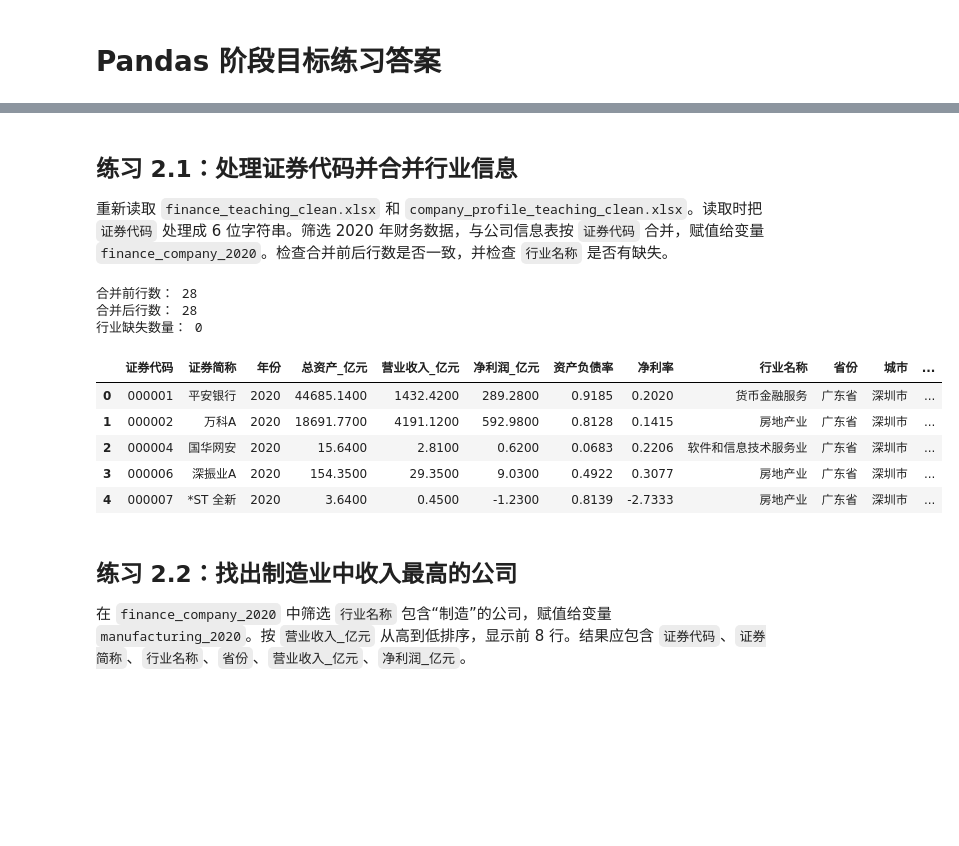
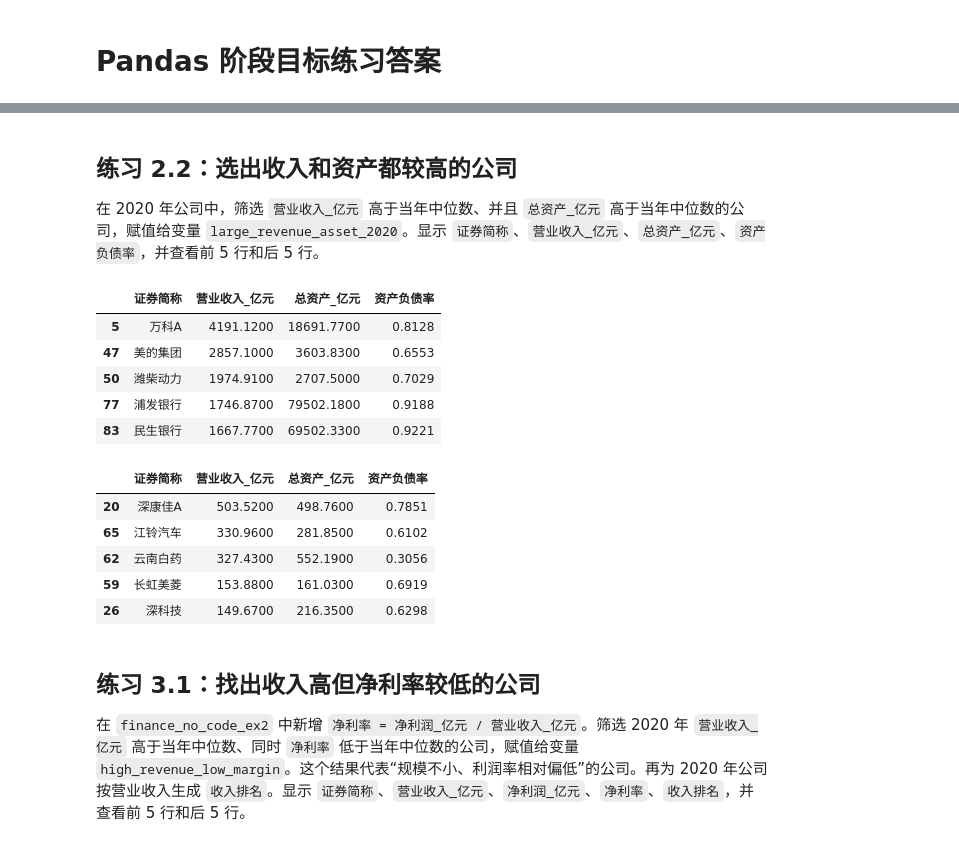
Before and after one commit to itsaquestion/py4ss_v4, a Jupyter notebook: 新章节编辑/pandas/pandas_goal_exercise_solutions.ipynb, the cells around one changed output, grey strips where cells are left out. Cells and saved outputs as stored; diff of their text form; code cells hidden in the pictures; blank space fills up the shorter version.

```diff
--- a/新章节编辑/pandas/pandas_goal_exercise_solutions.ipynb
+++ b/新章节编辑/pandas/pandas_goal_exercise_solutions.ipynb
@@ -77,10 +70,16 @@ display(high_revenue_low_margin.tail())
 # %%
-finance_ex1["资产规模"] = pd.cut(
-    finance_ex1["总资产_亿元"],
-    bins=[0, 100, 1000, np.inf],
-    labels=["小", "中", "大"],
+finance_no_code_ex2 = finance_ex1.drop(columns=["证券代码"]).copy()
+
+low_debt_profit_2020 = (
+    finance_no_code_ex2.loc[
+        (finance_no_code_ex2["年份"] == 2020)
+        & (finance_no_code_ex2["净利润_亿元"] > 0)
+        & (finance_no_code_ex2["资产负债率"] < 0.6),
+        ["证券简称", "营业收入_亿元", "净利润_亿元", "资产负债率"],
+    ]
+    .sort_values("资产负债率")
 )
 
-size_counts_2020 = finance_ex1.loc[finance_ex1["年份"] == 2020, "资产规模"].value_counts()
-size_counts_2020
+print("结果行数：", len(low_debt_profit_2020))
+low_debt_profit_2020.head()
 # %% [output]
@@ -92,43 +93,35 @@ Name: count, dtype: int64
 # %% [markdown]
-## 练习 2.1：处理证券代码并合并行业信息
+## **练习 2.2**：选出收入和资产都较高的公司
 
-重新读取 `finance_teaching_clean.xlsx` 和 `company_profile_teaching_clean.xlsx`。读取时把 `证券代码` 处理成 6 位字符串。筛选 2020 年财务数据，与公司信息表按 `证券代码` 合并，赋值给变量 `finance_company_2020`。检查合并前后行数是否一致，并检查 `行业名称` 是否有缺失。
+在 2020 年公司中，筛选 `营业收入_亿元` 高于当年中位数、并且 `总资产_亿元` 高于当年中位数的公司，赋值给变量 `large_revenue_asset_2020`。显示 `证券简称`、`营业收入_亿元`、`总资产_亿元`、`资产负债率`，并查看前 5 行和后 5 行。
 # %%
-def read_code(x):
-    return str(x).strip().zfill(6)
+finance_2020_ex2 = finance_no_code_ex2[finance_no_code_ex2["年份"] == 2020]
+revenue_median_ex2 = finance_2020_ex2["营业收入_亿元"].median()
+asset_median_ex2 = finance_2020_ex2["总资产_亿元"].median()
 
-finance_code = pd.read_excel(
-    "data/finance_teaching_clean.xlsx",
-    converters={"证券代码": read_code},
-)
-company_code = pd.read_excel(
-    "data/company_profile_teaching_clean.xlsx",
-    converters={"证券代码": read_code},
-)
+large_revenue_asset_2020 = finance_2020_ex2.loc[
+    (finance_2020_ex2["营业收入_亿元"] > revenue_median_ex2)
+    & (finance_2020_ex2["总资产_亿元"] > asset_median_ex2),
+    ["证券简称", "营业收入_亿元", "总资产_亿元", "资产负债率"],
+].sort_values("营业收入_亿元", ascending=False)
 
-finance_code["净利率"] = finance_code["净利润_亿元"] / finance_code["营业收入_亿元"]
-company_code["上市日期"] = pd.to_datetime(company_code["上市日期"])
-company_code["上市年份"] = company_code["上市日期"].dt.year
-
-finance_2020_code = finance_code[finance_code["年份"] == 2020].copy()
-finance_company_2020 = finance_2020_code.merge(company_code, on=["证券代码", "证券简称"], how="left")
-
-print("合并前行数：", len(finance_2020_code))
-print("合并后行数：", len(finance_company_2020))
-print("行业缺失数量：", finance_company_2020["行业名称"].isna().sum())
-finance_company_2020.head()
+display(large_revenue_asset_2020.head())
+display(large_revenue_asset_2020.tail())
 # %% [output]
-合并前行数： 28
-合并后行数： 28
-行业缺失数量： 0
-|  | 证券代码 | 证券简称 | 年份 | 总资产_亿元 | 营业收入_亿元 | 净利润_亿元 | 资产负债率 | 净利率 | 行业名称 | 省份 | 城市 | ... |
-| 0 | 000001 | 平安银行 | 2020 | 44685.1400 | 1432.4200 | 289.2800 | 0.9185 | 0.2020 | 货币金融服务 | 广东省 | 深圳市 | ... |
-| 1 | 000002 | 万科A | 2020 | 18691.7700 | 4191.1200 | 592.9800 | 0.8128 | 0.1415 | 房地产业 | 广东省 | 深圳市 | ... |
-| 2 | 000004 | 国华网安 | 2020 | 15.6400 | 2.8100 | 0.6200 | 0.0683 | 0.2206 | 软件和信息技术服务业 | 广东省 | 深圳市 | ... |
-| 3 | 000006 | 深振业A | 2020 | 154.3500 | 29.3500 | 9.0300 | 0.4922 | 0.3077 | 房地产业 | 广东省 | 深圳市 | ... |
-| 4 | 000007 | *ST 全新 | 2020 | 3.6400 | 0.4500 | -1.2300 | 0.8139 | -2.7333 | 房地产业 | 广东省 | 深圳市 | ... |
+|  | 证券简称 | 营业收入_亿元 | 总资产_亿元 | 资产负债率 |
+| 5 | 万科A | 4191.1200 | 18691.7700 | 0.8128 |
+| 47 | 美的集团 | 2857.1000 | 3603.8300 | 0.6553 |
+| 50 | 潍柴动力 | 1974.9100 | 2707.5000 | 0.7029 |
+| 77 | 浦发银行 | 1746.8700 | 79502.1800 | 0.9188 |
+| 83 | 民生银行 | 1667.7700 | 69502.3300 | 0.9221 |
+|  | 证券简称 | 营业收入_亿元 | 总资产_亿元 | 资产负债率 |
+| 20 | 深康佳A | 503.5200 | 498.7600 | 0.7851 |
+| 65 | 江铃汽车 | 330.9600 | 281.8500 | 0.6102 |
+| 62 | 云南白药 | 327.4300 | 552.1900 | 0.3056 |
+| 59 | 长虹美菱 | 153.8800 | 161.0300 | 0.6919 |
+| 26 | 深科技 | 149.6700 | 216.3500 | 0.6298 |
 # %% [markdown]
-## 练习 2.2：找出制造业中收入最高的公司
+## **练习 3.1**：找出收入高但净利率较低的公司
 
-在 `finance_company_2020` 中筛选 `行业名称` 包含“制造”的公司，赋值给变量 `manufacturing_2020`。按 `营业收入_亿元` 从高到低排序，显示前 8 行。结果应包含 `证券代码`、`证券简称`、`行业名称`、`省份`、`营业收入_亿元`、`净利润_亿元`。
+在 `finance_no_code_ex2` 中新增 `净利率 = 净利润_亿元 / 营业收入_亿元`。筛选 2020 年 `营业收入_亿元` 高于当年中位数、同时 `净利率` 低于当年中位数的公司，赋值给变量 `high_revenue_low_margin`。这个结果代表“规模不小、利润率相对偏低”的公司。再为 2020 年公司按营业收入生成 `收入排名`。显示 `证券简称`、`营业收入_亿元`、`净利润_亿元`、`净利率`、`收入排名`，并查看前 5 行和后 5 行。
 # %%
```
Also changed, not shown: parts of 43 cells of this notebook, 7 other files.
